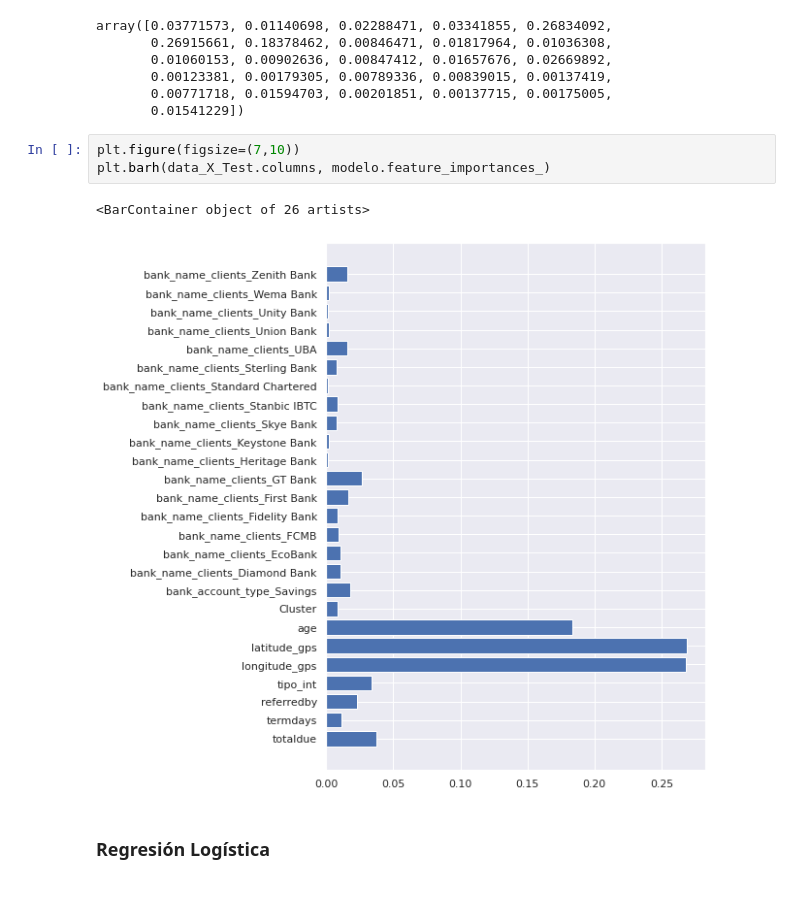
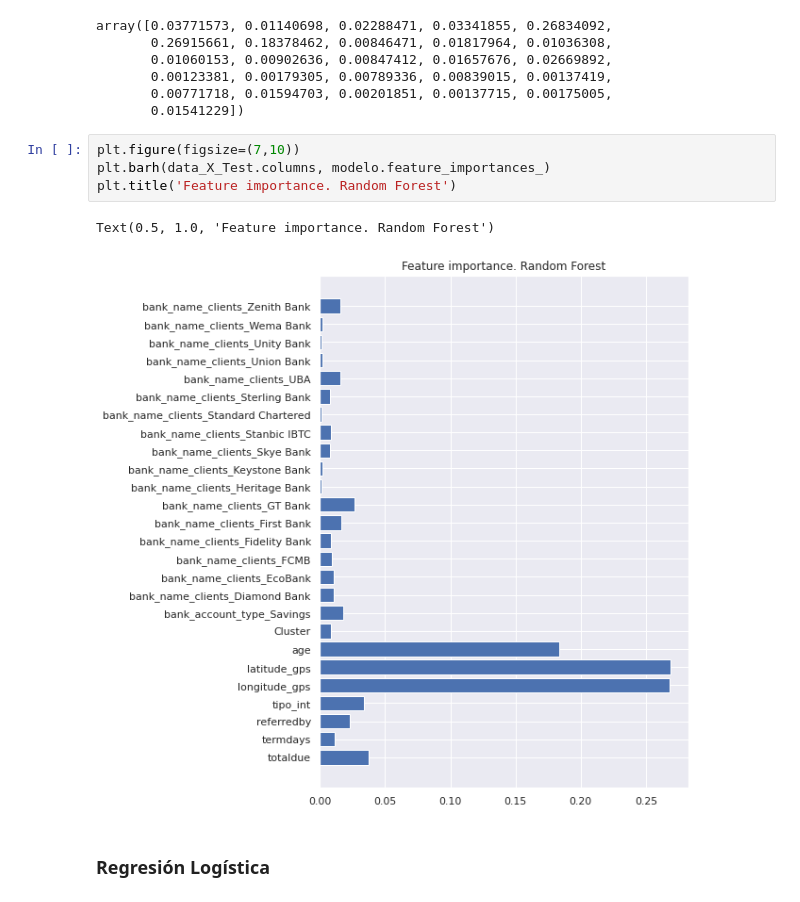
Before and after one commit to Enriquebadenas/DP3_G3, a Jupyter notebook: Copia_de_DP3_2022_05_10_v3.ipynb, the cells around one changed output. Saved outputs shown, nothing was run; the diff lists cells and outputs as text.

```diff
--- a/Copia_de_DP3_2022_05_10_v3.ipynb
+++ b/Copia_de_DP3_2022_05_10_v3.ipynb
@@ -1568,9 +1569,10 @@ array([0.03771573, 0.01140698, 0.02288471, 0.03341855, 0.26834092,
 # %%
 plt.figure(figsize=(7,10))
 plt.barh(data_X_Test.columns, modelo.feature_importances_)
+plt.title('Feature importance. Random Forest')
 # %% [output]
-<BarContainer object of 26 artists>
+Text(0.5, 1.0, 'Feature importance. Random Forest')
-[figure, old version]
+[figure, new version]
 # %% [markdown]
 ### Regresión Logística
 # %% [markdown]
```
Also changed, not shown: parts of 3 cells of this notebook.
